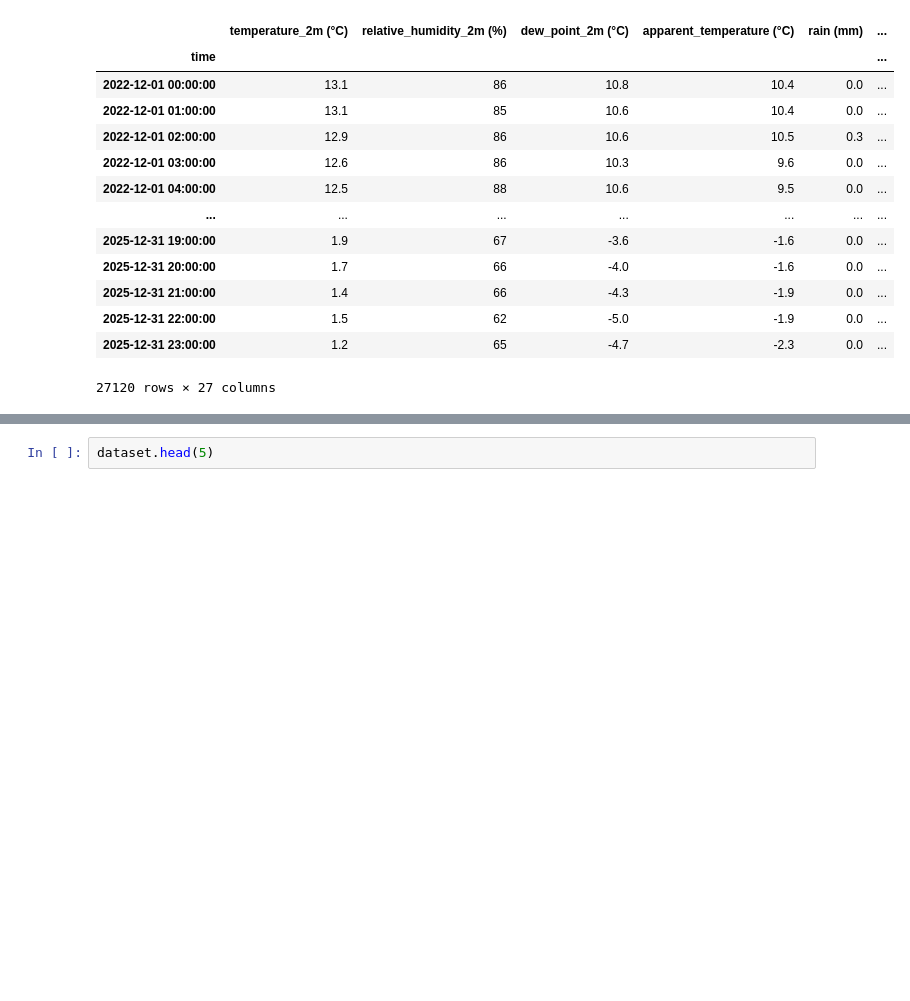
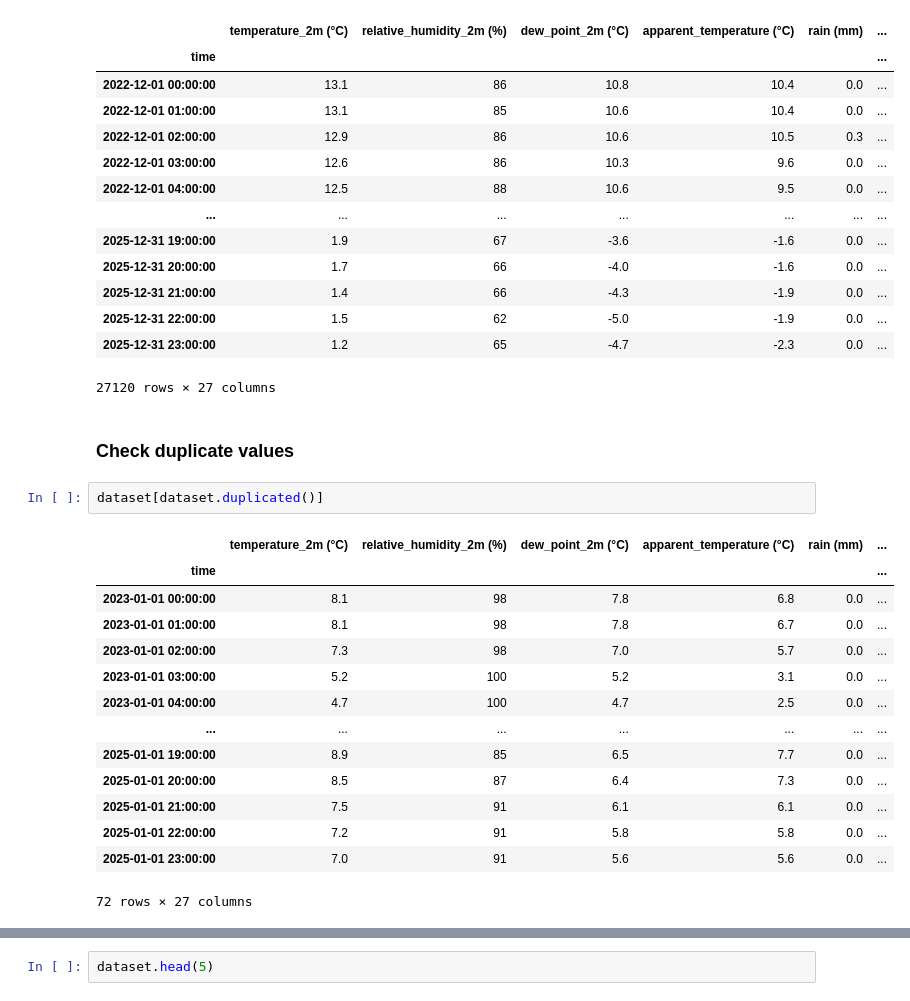
Before and after one commit to hayriyeanill/time-series-analysis-and-forecasting, a Jupyter notebook: notebooks/data_processing.ipynb, the cells around one changed output, grey strips where cells are left out. Cells and saved outputs as stored; diff of their text form; blank space fills up the shorter version.

Commit message:
Add check duplicate values section.

```diff
--- a/notebooks/data_processing.ipynb
+++ b/notebooks/data_processing.ipynb
@@ -189,3 +189,22 @@ dataset
 | 2025-12-31 22:00:00 | 1.5 | 62 | -5.0 | -1.9 | 0.0 | ... |
 | 2025-12-31 23:00:00 | 1.2 | 65 | -4.7 | -2.3 | 0.0 | ... |
 27120 rows × 27 columns
+# %% [markdown]
+### Check duplicate values
+# %%
+dataset[dataset.duplicated()]
+# %% [output]
+|  | temperature_2m (°C) | relative_humidity_2m (%) | dew_point_2m (°C) | apparent_temperature (°C) | rain (mm) | ... |
+| time |  |  |  |  |  | ... |
+| 2023-01-01 00:00:00 | 8.1 | 98 | 7.8 | 6.8 | 0.0 | ... |
+| 2023-01-01 01:00:00 | 8.1 | 98 | 7.8 | 6.7 | 0.0 | ... |
+| 2023-01-01 02:00:00 | 7.3 | 98 | 7.0 | 5.7 | 0.0 | ... |
+| 2023-01-01 03:00:00 | 5.2 | 100 | 5.2 | 3.1 | 0.0 | ... |
+| 2023-01-01 04:00:00 | 4.7 | 100 | 4.7 | 2.5 | 0.0 | ... |
+| ... | ... | ... | ... | ... | ... | ... |
+| 2025-01-01 19:00:00 | 8.9 | 85 | 6.5 | 7.7 | 0.0 | ... |
+| 2025-01-01 20:00:00 | 8.5 | 87 | 6.4 | 7.3 | 0.0 | ... |
+| 2025-01-01 21:00:00 | 7.5 | 91 | 6.1 | 6.1 | 0.0 | ... |
+| 2025-01-01 22:00:00 | 7.2 | 91 | 5.8 | 5.8 | 0.0 | ... |
+| 2025-01-01 23:00:00 | 7.0 | 91 | 5.6 | 5.6 | 0.0 | ... |
+72 rows × 27 columns
```
Also changed, not shown: parts of 7 cells of this notebook.
